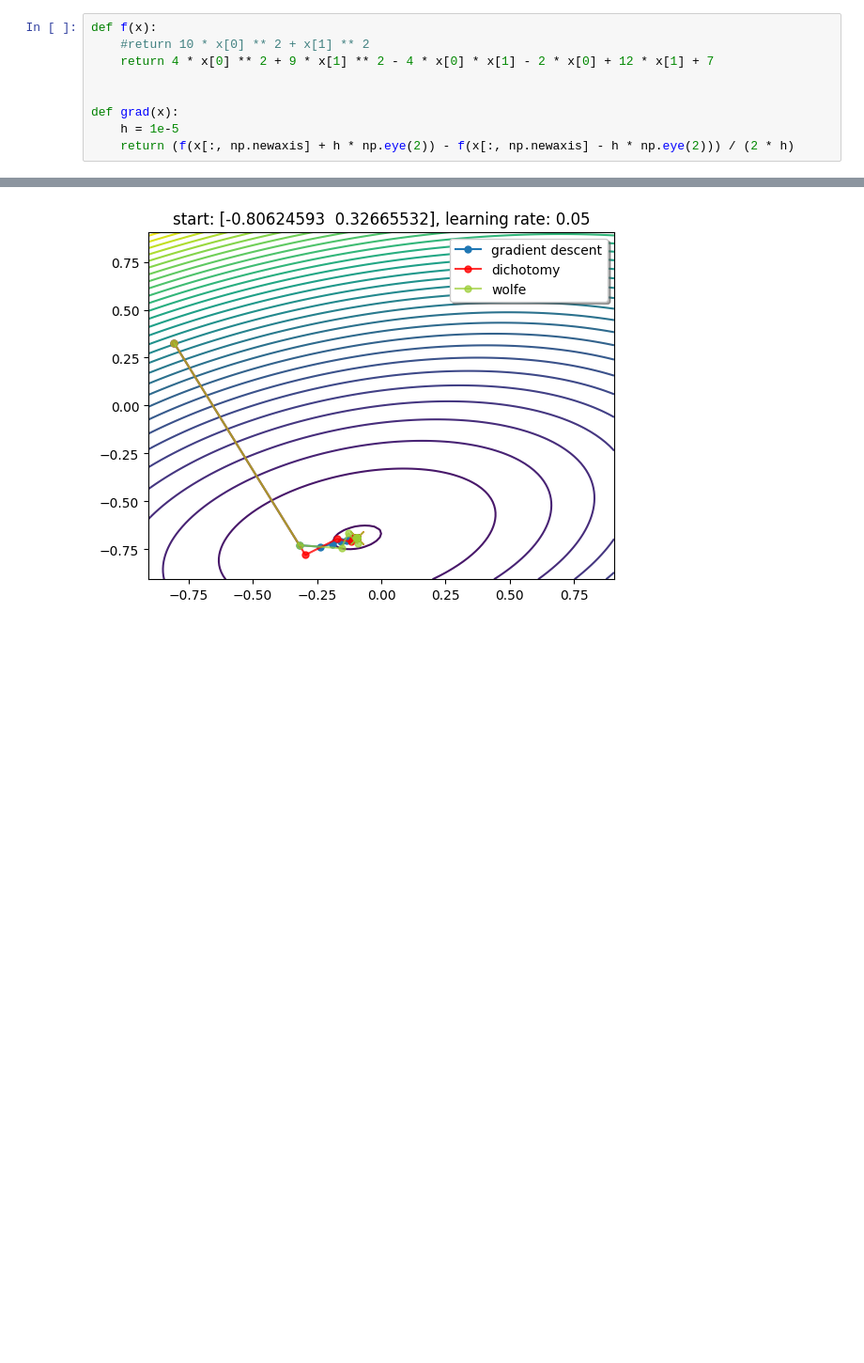
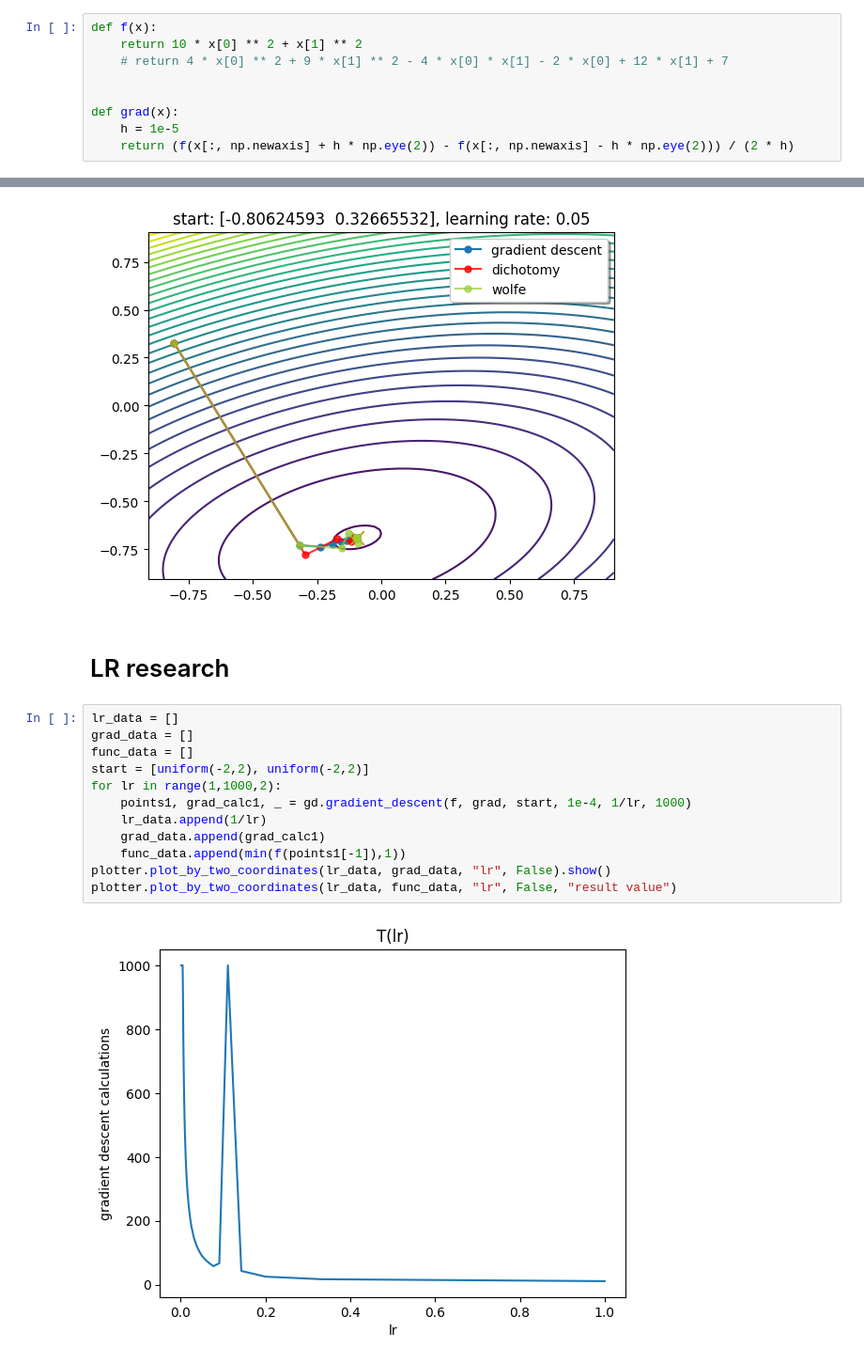
Before and after one commit to ivashka27/met_opt_danya3, a Jupyter notebook: lab1/report.ipynb, the cells around one changed output, grey strips where cells are left out. Shown at 94% size. Drawn from its saved outputs; the diff is of its cells as text; blank space fills up the shorter version.

Commit message:
LR research

```diff
--- a/lab1/report.ipynb
+++ b/lab1/report.ipynb
@@ -7,7 +8,7 @@ import plot.plotter as plotter
 # %%
 def f(x):
-    #return 10 * x[0] ** 2 + x[1] ** 2
-    return 4 * x[0] ** 2 + 9 * x[1] ** 2 - 4 * x[0] * x[1] - 2 * x[0] + 12 * x[1] + 7
+    return 10 * x[0] ** 2 + x[1] ** 2
+    # return 4 * x[0] ** 2 + 9 * x[1] ** 2 - 4 * x[0] * x[1] - 2 * x[0] + 12 * x[1] + 7
 
 
 def grad(x):
@@ -221,3 +222,19 @@ wolfe gradient:
 gradient calculations: 32
 function calculations: 32
 [figure]
+# %% [markdown]
+# LR research
+# %%
+lr_data = []
+grad_data = []
+func_data = []
+start = [uniform(-2,2), uniform(-2,2)]
+for lr in range(1,1000,2):
+    points1, grad_calc1, _ = gd.gradient_descent(f, grad, start, 1e-4, 1/lr, 1000)
+    lr_data.append(1/lr)
+    grad_data.append(grad_calc1)
+    func_data.append(min(f(points1[-1]),1))
+plotter.plot_by_two_coordinates(lr_data, grad_data, "lr", False).show()
+plotter.plot_by_two_coordinates(lr_data, func_data, "lr", False, "result value")
+# %% [output]
+[figure, added]
```
Also changed, not shown: parts of 2 cells of this notebook, 2 other files.
